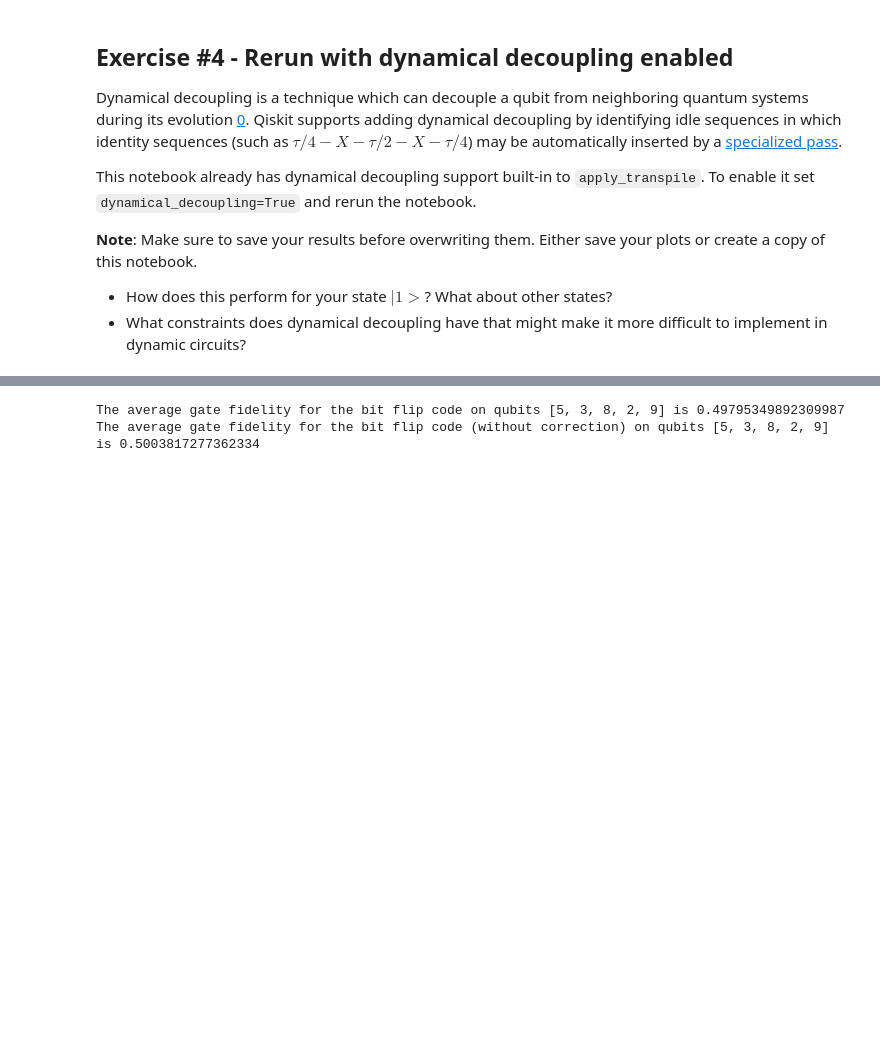
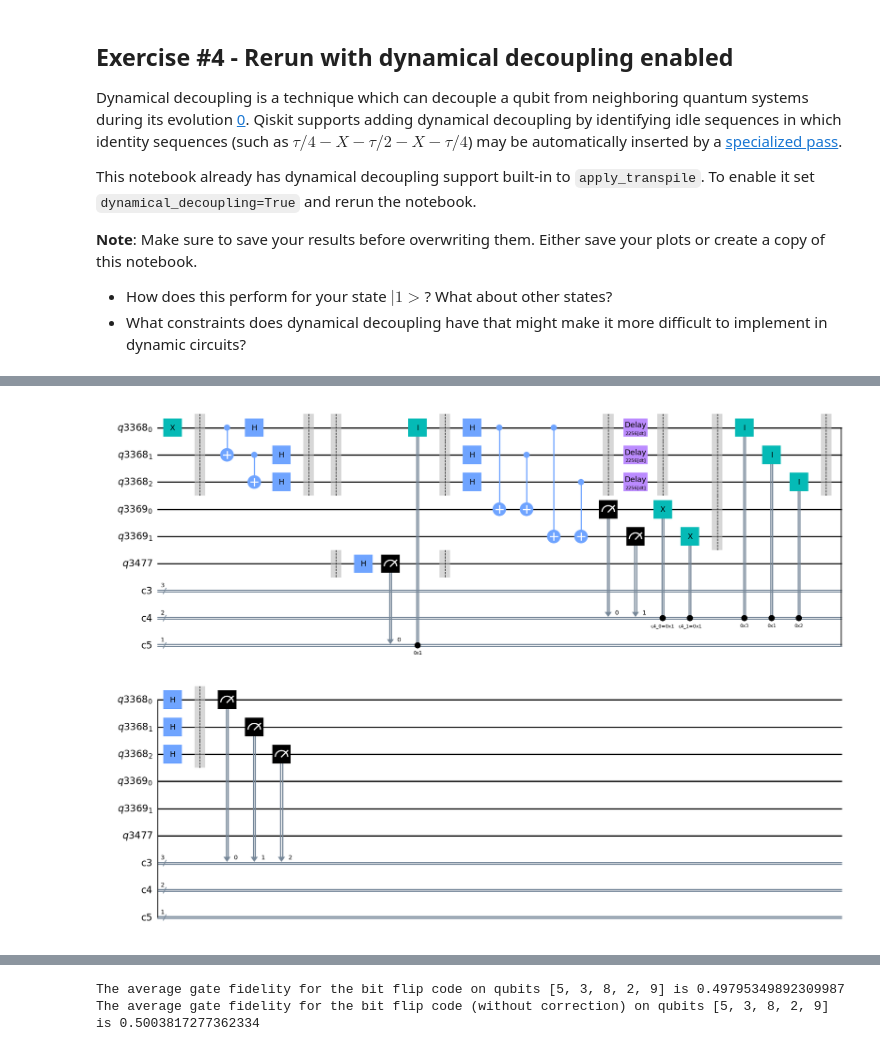
Before and after one commit to taalexander/IEEE-Quantum-Week-2022, a Jupyter notebook: ieee-qec-tutorial-2022.ipynb, the cells around one changed output, grey strips where cells are left out. Cells and saved outputs as stored; diff of their text form; code cells hidden in the pictures; blank space fills up the shorter version.

```diff
--- a/ieee-qec-tutorial-2022.ipynb
+++ b/ieee-qec-tutorial-2022.ipynb
@@ -1521,0 +1516,46 @@ The phase-flip code is the analog of the bit-flip code which can detect and corr
+# %%
+qc_id_error_no_correct = QuantumCircuit() # build_error_correction_sequence(...)
+qc_bit_flip_error_no_correct = QuantumCircuit() # build_error_correction_sequence(...)
+qc_phase_flip_error_no_correct = QuantumCircuit() # build_error_correction_sequence(...)
+
+qc_id_error_no_correct_phase = build_error_correction_sequence(
+    build_error_channel_base(),
+    qc_init,
+    qc_encode_phase,
+    [qc_id_error_channel],
+    qc_syndrome_phase,
+    qc_no_correction_phase,
+    None,
+    qc_final_measure,
+    "Identity error channel"
+)
+
+qc_bit_flip_error_no_correct_phase = build_error_correction_sequence(
+    build_error_channel_base(),
+    qc_init,
+    qc_encode_phase,
+    [qc_bit_flip_error_channel],
+    qc_syndrome_phase,
+    qc_no_correction_phase,
+    None,
+    qc_final_measure,
+    "Bit flip error channel"
+)
+
+qc_phase_flip_error_no_correct_phase = build_error_correction_sequence(
+    build_error_channel_base(),
+    qc_init,
+    qc_encode_phase,
+    [qc_phase_flip_error_channel],
+    qc_syndrome_phase,
+    qc_no_correction_phase,
+    None,
+    qc_final_measure,
+    "Phase flip error channel"
+)
+
+circuits_error_channels_no_correct_phase = [qc_id_error_no_correct_phase, qc_bit_flip_error_no_correct_phase, qc_phase_flip_error_no_correct_phase]
+
+qc_id_error_no_correct_phase.draw(output="mpl")
+# %% [output]
+[figure, added]
```
Also changed, not shown: parts of 36 cells of this notebook.
